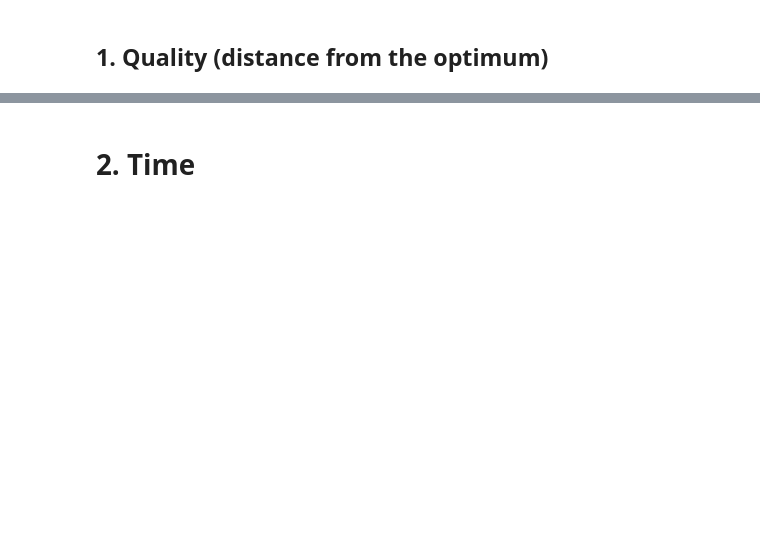
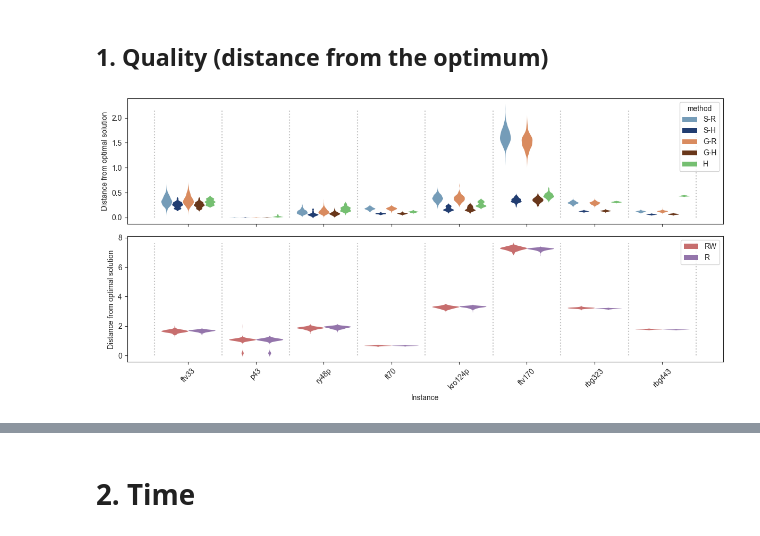
Before and after one commit to ja-nina/BioInspiredAlgosAndModels, a Jupyter notebook: reports/first_viz.ipynb, the cells around one changed output, grey strips where cells are left out. Cells and saved outputs as stored; diff of their text form; code cells hidden in the pictures; blank space fills up the shorter version.

Commit message:
enforce consistency among visualizations

```diff
--- a/reports/first_viz.ipynb
+++ b/reports/first_viz.ipynb
@@ -70,8 +76,12 @@ RANDOM_METHODS = ["random-walk", "random"]
+# %%
+LS_METHODS = ["S-R", "G-R"]
+LS_NN_METHODS = ["S-H", "G-H"]
+RANDOM_METHODS = ["R", "RW"]
 # %%
 COLORS = dict(zip(selected_methods, sns.palettes.SEABORN_PALETTES["muted"]))
-COLORS["steepest-search"] = "#6a9ec3"
-COLORS["steepest-search-nn"] = "#14397E"
-COLORS["greedy-search-nn"] = "#76330E"
+COLORS["S-R"] = "#6a9ec3"
+COLORS["S-H"] = "#14397E"
+COLORS["G-H"] = "#76330E"
 
 all_res_df["distance"] = all_res_df.apply(lambda row: (row['cost'] - optima[row['instance']]) / optima[row['instance']], axis=1)
 groupped_df = all_res_df.groupby(['instance', 'method'])[["distance", "time", "iterations", "steps", "evaluations", 'cost']].agg(['mean', 'std', 'min', 'max'])
@@ -86,6 +104,7 @@ def plot_violin_by_attr(
         selected_instances: list[str],
         attribute: str,
         ax: plt.Axes,
+        y_max: int = None,
     ):
     filtered_df = res_df[res_df['method'].isin(selected_methods) & res_df['instance'].isin(selected_instances)]
     sns.violinplot(
@@ -101,7 +120,7 @@ def plot_violin_by_attr(
     ax.vlines(
         np.arange(-1, len(selected_instances)) + 0.5,
         0,
-        filtered_df[attribute].max(),
+        filtered_df[attribute].max() if y_max is None else y_max,
         linestyles='dotted',
         colors='gray',
         alpha=0.5,
@@ -143,17 +162,19 @@ sns.set_style("ticks")
 # %% [markdown]
 ## 1. Quality (distance from the optimum)
 # %%
-fig, axs = plt.subplots(2, 1, figsize=(10, 8), sharex=True)
-plot_violin_by_attr(all_res_df, [*LS_METHODS, *LS_NN_METHODS, "nn-heuristic"], selected_instances, "distance", axs[0])
+fig, axs = plt.subplots(2, 1, figsize=(12, 6), sharex=True)
+plot_violin_by_attr(all_res_df, [*LS_METHODS, *LS_NN_METHODS, "H"], selected_instances, "distance", axs[0])
 plot_violin_by_attr(all_res_df, RANDOM_METHODS, selected_instances, "distance", axs[1])
 axs[0].set_xlabel("")
 axs[0].set_ylabel("Distance from optimal solution")
 axs[1].set_ylabel("Distance from optimal solution")
 axs[1].set_xlabel("Instance")
 axs[1].legend()
 
 plt.tight_layout()
 plt.savefig("plots/1/violin_distance.png")
 plt.show()
+# %% [output]
+[figure, added]
 # %%
 with sns.axes_style("whitegrid"):
```
Also changed, not shown: parts of 18 cells of this notebook.
